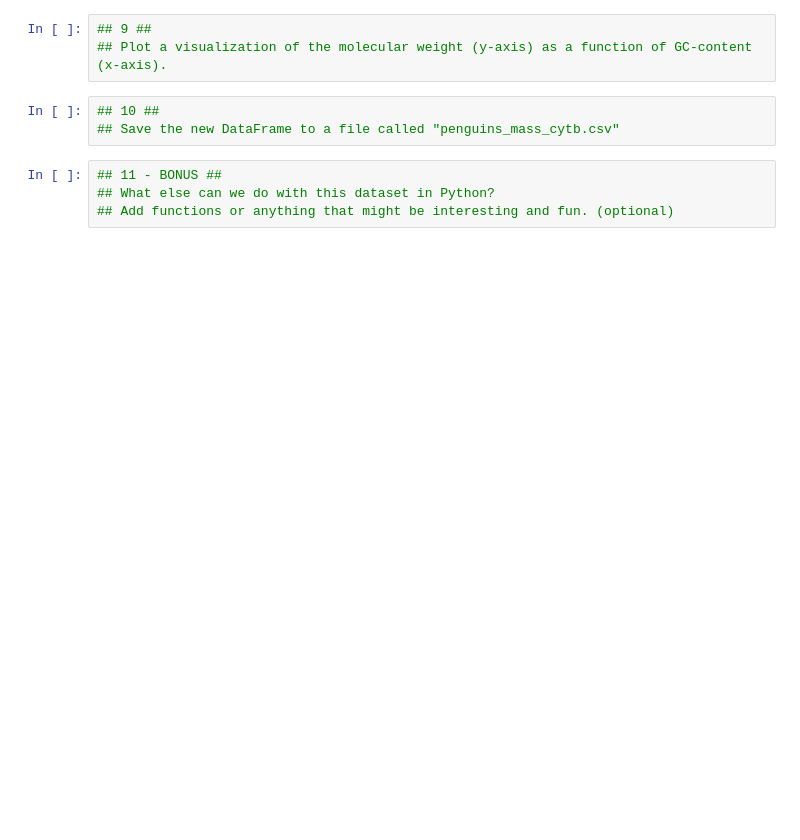
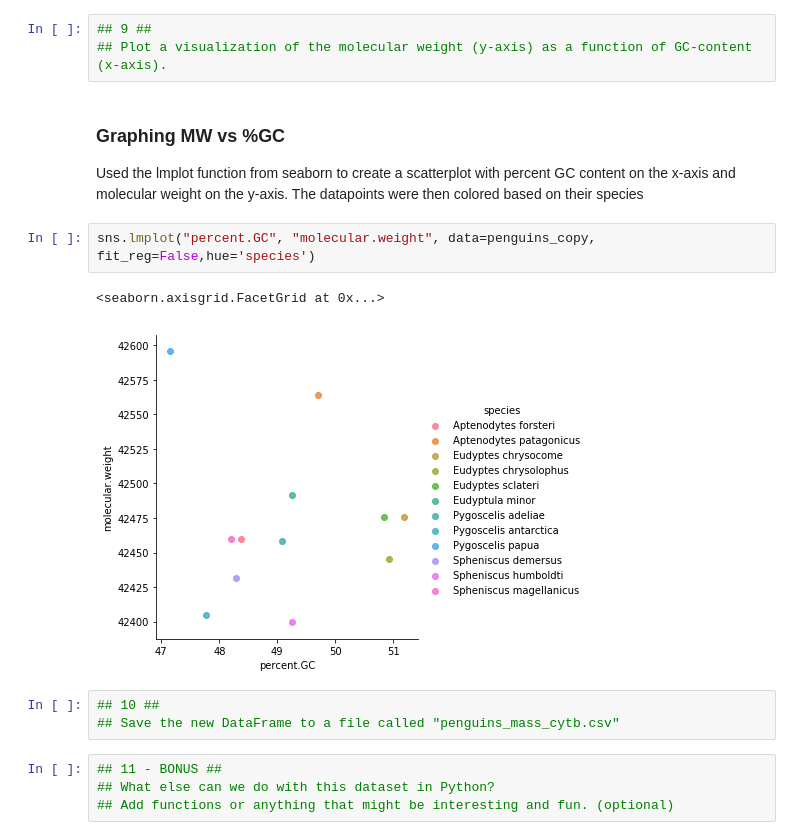
Before and after one commit to jazellim/BCB546X_Python_Assignment, a Jupyter notebook: Python_Assignment_Notebook.ipynb, the cells around one changed output. Drawn from its saved outputs; the diff is of its cells as text; blank space fills up the shorter version.

```diff
--- a/Python_Assignment_Notebook.ipynb
+++ b/Python_Assignment_Notebook.ipynb
@@ -235,6 +335,15 @@ for index, row in penguins_copy.iterrows(): # iterate through the rows of the da
 # %%
 ## 9 ##
 ## Plot a visualization of the molecular weight (y-axis) as a function of GC-content (x-axis).
+# %% [markdown]
+### Graphing MW vs %GC
+
+Used the lmplot function from seaborn to create a scatterplot with percent GC content on the x-axis and molecular weight on the y-axis. The datapoints were then colored based on their species
+# %%
+sns.lmplot("percent.GC", "molecular.weight", data=penguins_copy, fit_reg=False,hue='species')
+# %% [output]
+<seaborn.axisgrid.FacetGrid at 0x...>
+[figure, added]
 # %%
 ## 10 ##
 ## Save the new DataFrame to a file called "penguins_mass_cytb.csv"
```
Also changed, not shown: parts of 18 cells of this notebook.
